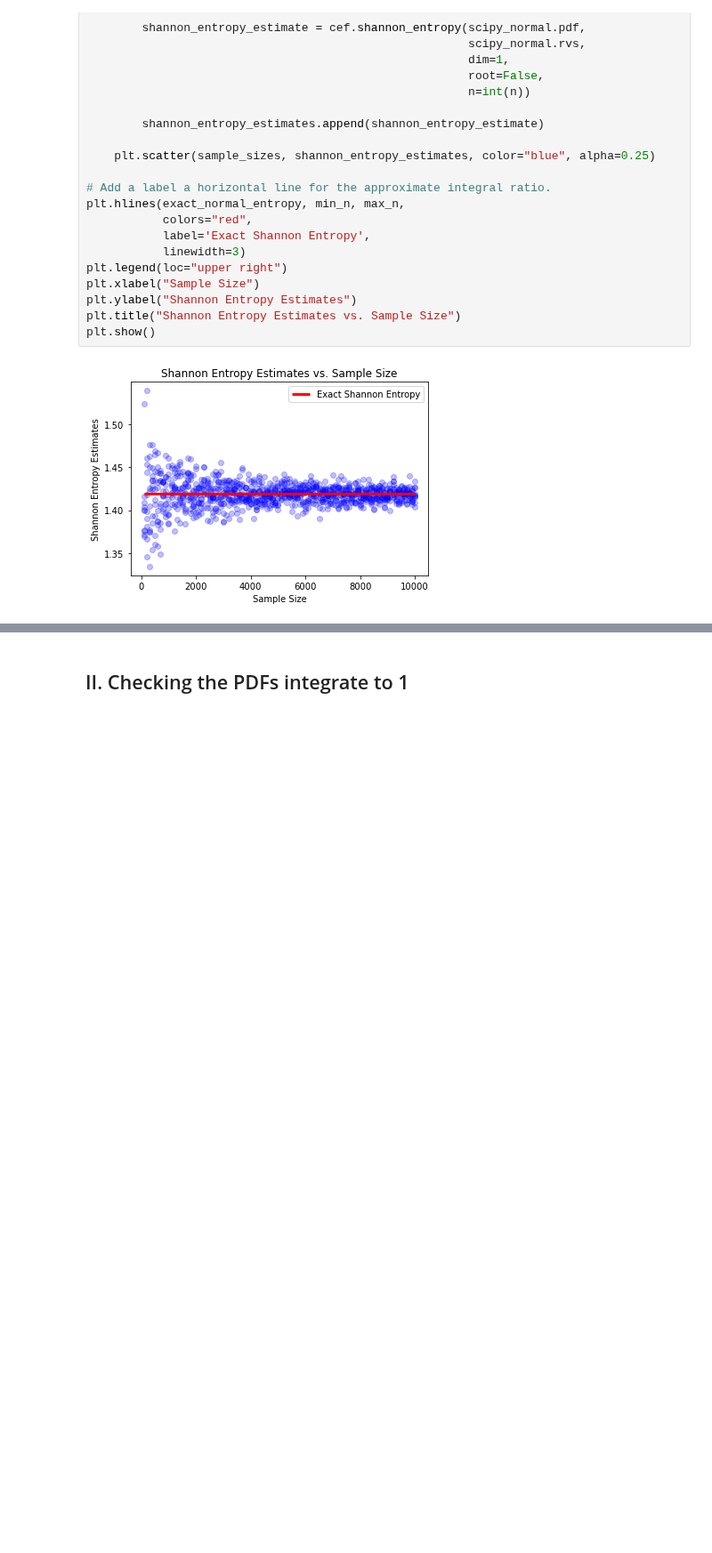
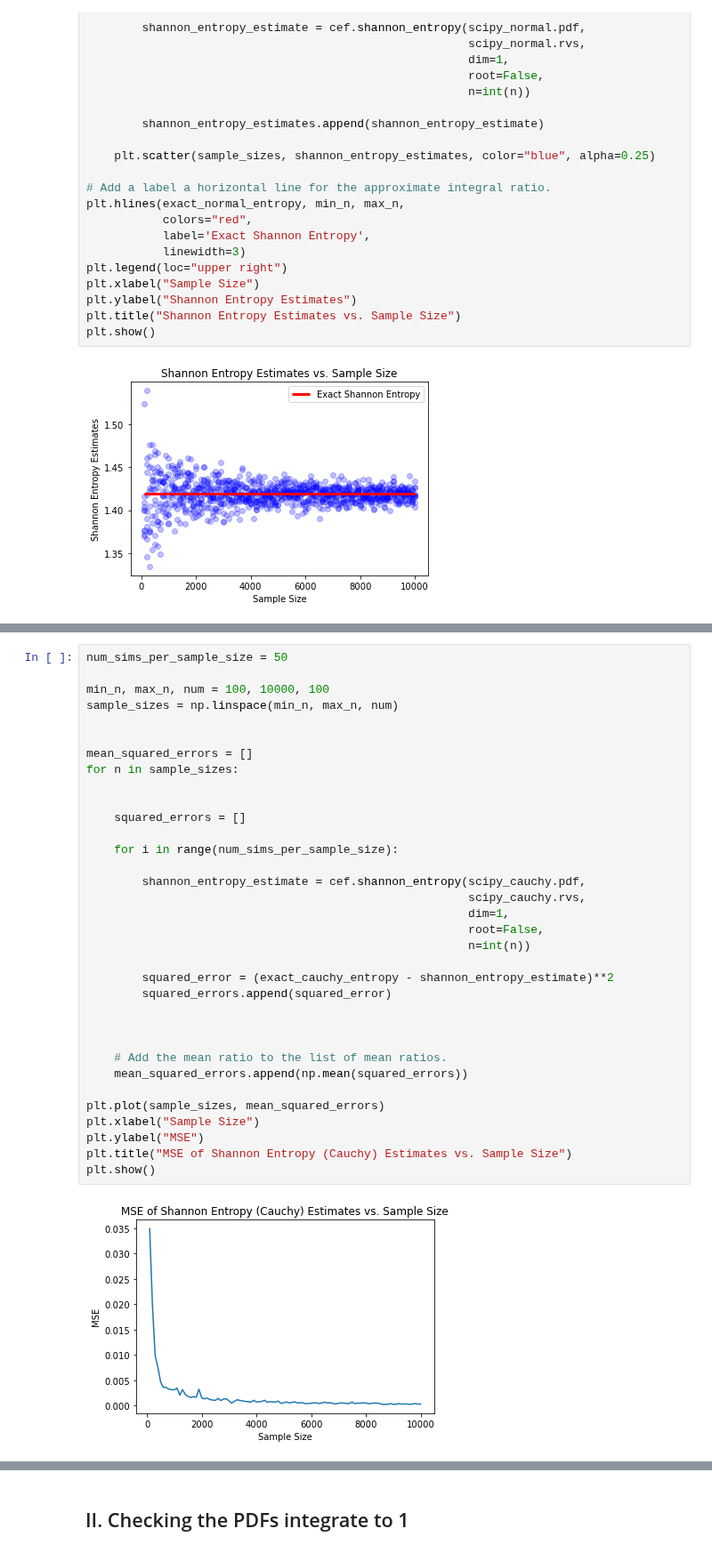
Before and after one commit to Photrek/Nonlinear-Statistical-Coupling, a Jupyter notebook: workspace/john/Coupled Entropy Functions Testing.ipynb, the cells around one changed output, grey strips where cells are left out. Shown at 89% size. Drawn from its saved outputs; the diff is of its cells as text; blank space fills up the shorter version.

```diff
--- a/workspace/john/Coupled Entropy Functions Testing.ipynb
+++ b/workspace/john/Coupled Entropy Functions Testing.ipynb
@@ -238,0 +276,36 @@ plt.show()
+# %%
+num_sims_per_sample_size = 50
+
+min_n, max_n, num = 100, 10000, 100
+sample_sizes = np.linspace(min_n, max_n, num)
+
+
+mean_squared_errors = []
+for n in sample_sizes:
+
+
+    squared_errors = []
+
+    for i in range(num_sims_per_sample_size):
+
+        shannon_entropy_estimate = cef.shannon_entropy(scipy_cauchy.pdf,
+                                                       scipy_cauchy.rvs,
+                                                       dim=1,
+                                                       root=False,
+                                                       n=int(n))
+
+        squared_error = (exact_cauchy_entropy - shannon_entropy_estimate)**2
+        squared_errors.append(squared_error)
+
+
+
+    # Add the mean ratio to the list of mean ratios.
+    mean_squared_errors.append(np.mean(squared_errors))
+
+plt.plot(sample_sizes, mean_squared_errors)
+plt.xlabel("Sample Size")
+plt.ylabel("MSE")
+plt.title("MSE of Shannon Entropy (Cauchy) Estimates vs. Sample Size")
+plt.show()
+# %% [output]
+[figure, added]
```
Also changed, not shown: parts of 4 cells of this notebook.
